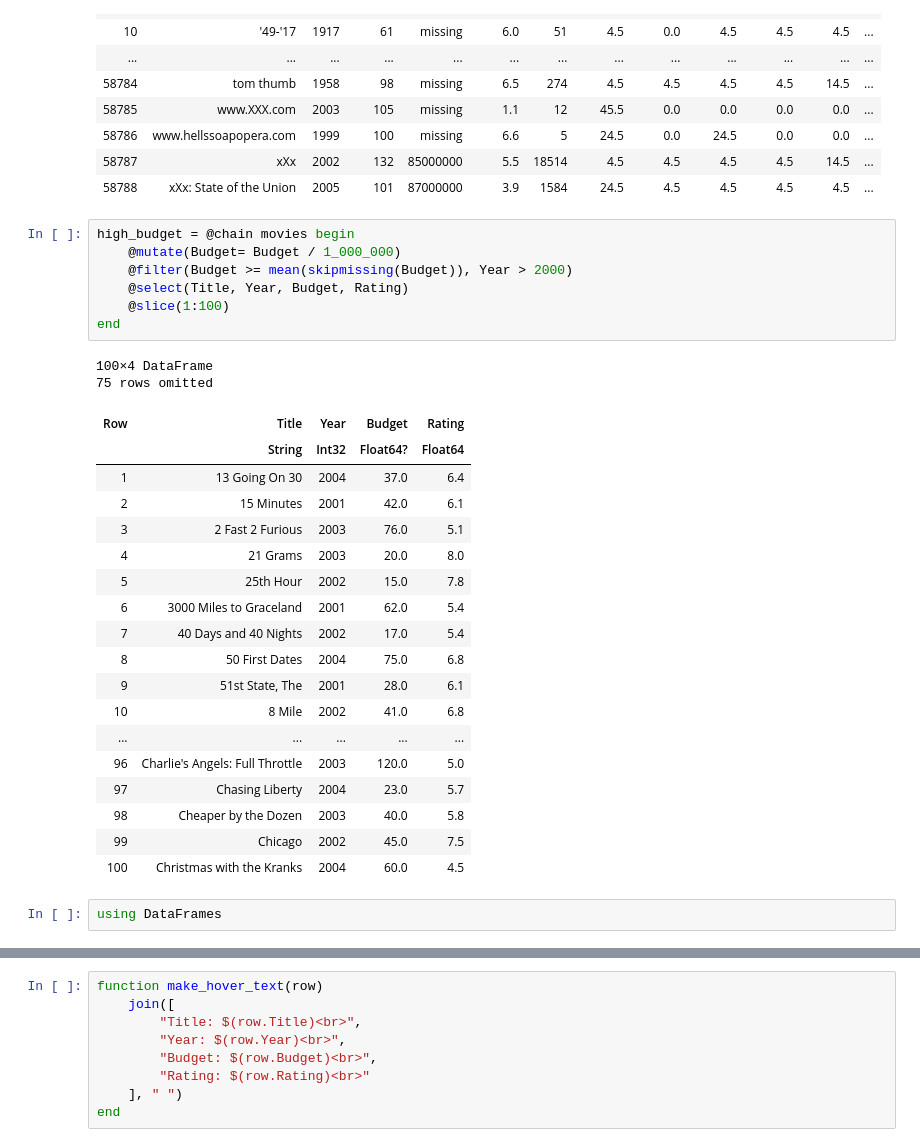
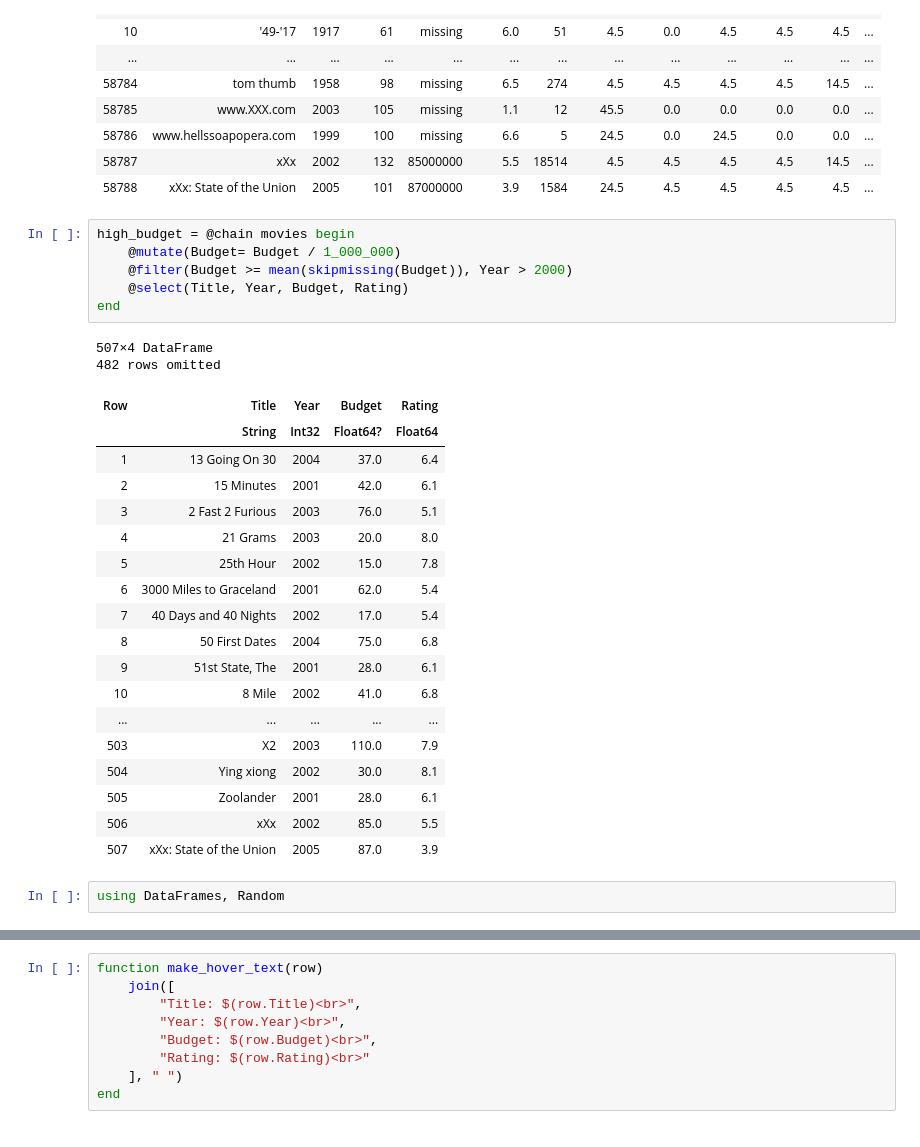
Before and after one commit to RicardoRH96/Julia_Stuff, a Jupyter notebook: Tidier_Training1.ipynb, the cells around one changed output, grey strips where cells are left out. Cells and saved outputs as stored; diff of their text form.

```diff
--- a/Tidier_Training1.ipynb
+++ b/Tidier_Training1.ipynb
@@ -29,30 +29,29 @@ movies = RDatasets.dataset("ggplot2","movies")
 # %%
 high_budget = @chain movies begin
 	@mutate(Budget= Budget / 1_000_000)
 	@filter(Budget >= mean(skipmissing(Budget)), Year > 2000)
 	@select(Title, Year, Budget, Rating)
-    @slice(1:100)
 end
 # %% [output]
-100×4 DataFrame
-75 rows omitted
+507×4 DataFrame
+482 rows omitted
 | Row | Title | Year | Budget | Rating |
 |  | String | Int32 | Float64? | Float64 |
 | 1 | 13 Going On 30 | 2004 | 37.0 | 6.4 |
 | 2 | 15 Minutes | 2001 | 42.0 | 6.1 |
 | 3 | 2 Fast 2 Furious | 2003 | 76.0 | 5.1 |
 | 4 | 21 Grams | 2003 | 20.0 | 8.0 |
 | 5 | 25th Hour | 2002 | 15.0 | 7.8 |
 | 6 | 3000 Miles to Graceland | 2001 | 62.0 | 5.4 |
 | 7 | 40 Days and 40 Nights | 2002 | 17.0 | 5.4 |
 | 8 | 50 First Dates | 2004 | 75.0 | 6.8 |
 | 9 | 51st State, The | 2001 | 28.0 | 6.1 |
 | 10 | 8 Mile | 2002 | 41.0 | 6.8 |
 | ... | ... | ... | ... | ... |
-| 96 | Charlie's Angels: Full Throttle | 2003 | 120.0 | 5.0 |
-| 97 | Chasing Liberty | 2004 | 23.0 | 5.7 |
-| 98 | Cheaper by the Dozen | 2003 | 40.0 | 5.8 |
-| 99 | Chicago | 2002 | 45.0 | 7.5 |
-| 100 | Christmas with the Kranks | 2004 | 60.0 | 4.5 |
+| 503 | X2 | 2003 | 110.0 | 7.9 |
+| 504 | Ying xiong | 2002 | 30.0 | 8.1 |
+| 505 | Zoolander | 2001 | 28.0 | 6.1 |
+| 506 | xXx | 2002 | 85.0 | 5.5 |
+| 507 | xXx: State of the Union | 2005 | 87.0 | 3.9 |
 # %%
-using DataFrames
+using DataFrames, Random
```
Also changed, not shown: parts of 6 cells of this notebook.
